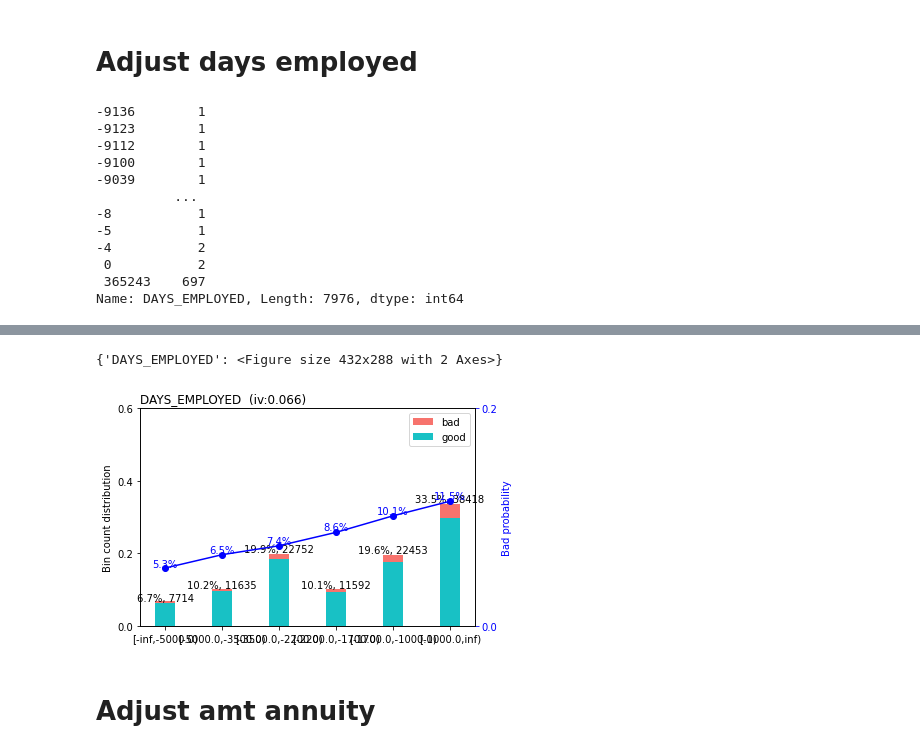
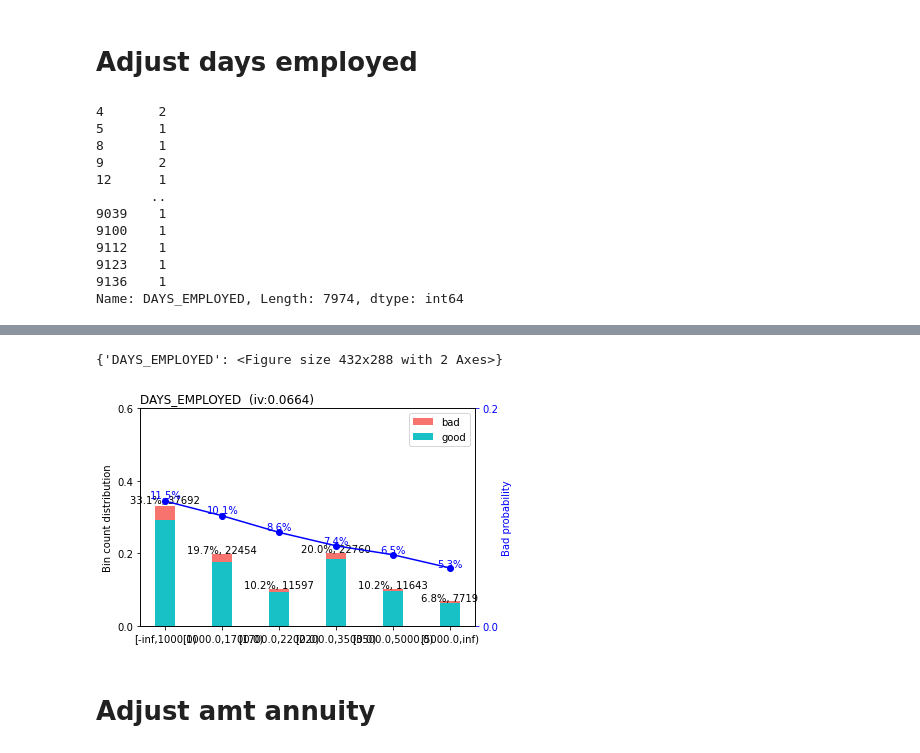
Before and after one commit to ystan98/FA, a Jupyter notebook: Part 3 - Coarse Classing and selecting best bins.ipynb, the cells around one changed output, grey strips where cells are left out. Cells and saved outputs as stored; diff of their text form; code cells hidden in the pictures.

```diff
--- a/Part 3 - Coarse Classing and selecting best bins.ipynb
+++ b/Part 3 - Coarse Classing and selecting best bins.ipynb
@@ -100,0 +111,6 @@ Name: STATUS, dtype: float64
+# %%
+df.drop(df[df['DAYS_EMPLOYED'] > 0].index, inplace=True)
+# %%
+df.drop(df[df['DAYS_EMPLOYED'] == 0].index, inplace=True)
+# %%
+df['DAYS_EMPLOYED'] = df['DAYS_EMPLOYED'].abs()
@@ -352,21 +369,21 @@ Binning on 114564 rows and 18 columns in 00:00:12
 # %%
 df["DAYS_EMPLOYED"].value_counts().sort_index()
 # %% [output]
--9136        1
--9123        1
--9112        1
--9100        1
--9039        1
-          ...
--8           1
--5           1
--4           2
- 0           2
- 365243    697
-Name: DAYS_EMPLOYED, Length: 7976, dtype: int64
+4       2
+5       1
+8       1
+9       2
+12      1
+       ..
+9039    1
+9100    1
+9112    1
+9123    1
+9136    1
+Name: DAYS_EMPLOYED, Length: 7974, dtype: int64
 # %%
 #adjust the bins
-breaks_adj = {'DAYS_EMPLOYED' : [-5000,-3500, -2200, -1700, -1000]}
+breaks_adj = {'DAYS_EMPLOYED' : [1000,1700,2200,3500,5000]}
 # bins6 = sc.woebin(df, y='STATUS',breaks_list=breaks_adj, positive="bad|0")
 bins6 = sc.woebin(df, y='STATUS',breaks_list=breaks_adj)
 sc.woebin_plot(bins6['DAYS_EMPLOYED'])
@@ -375,5 +393,5 @@ sc.woebin_plot(bins6['DAYS_EMPLOYED'])
 {'DAYS_EMPLOYED': <Figure size 432x288 with 2 Axes>}
-[figure, old version]
+[figure, new version]
 # %% [markdown]
 # Adjust amt annuity
 # %%
```
Also changed, not shown: parts of 8 cells of this notebook.
